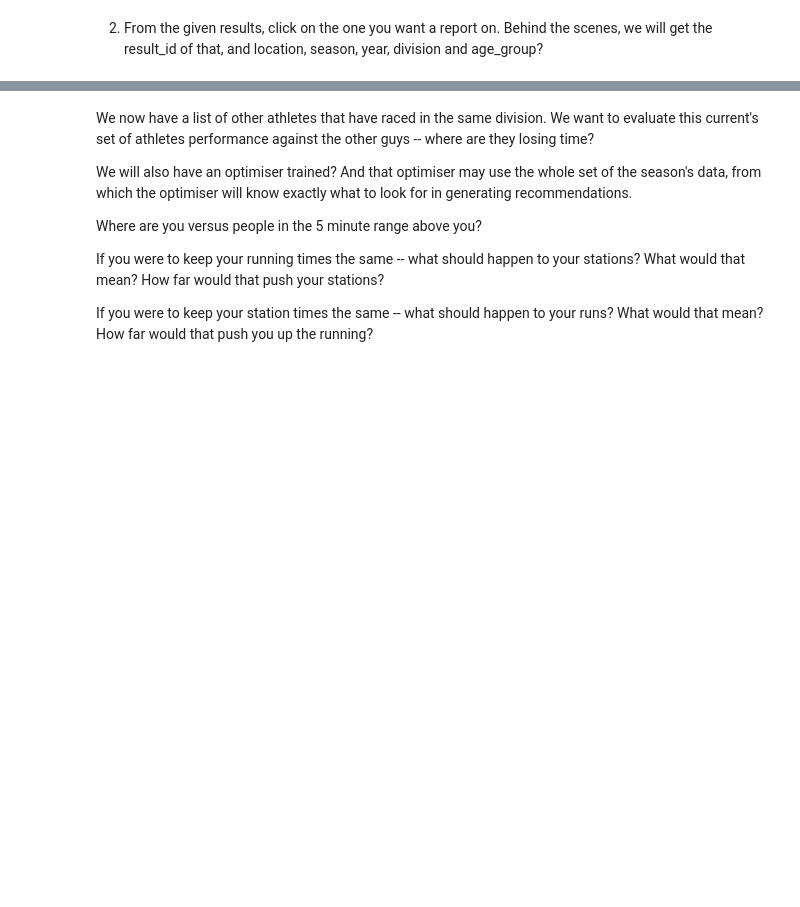
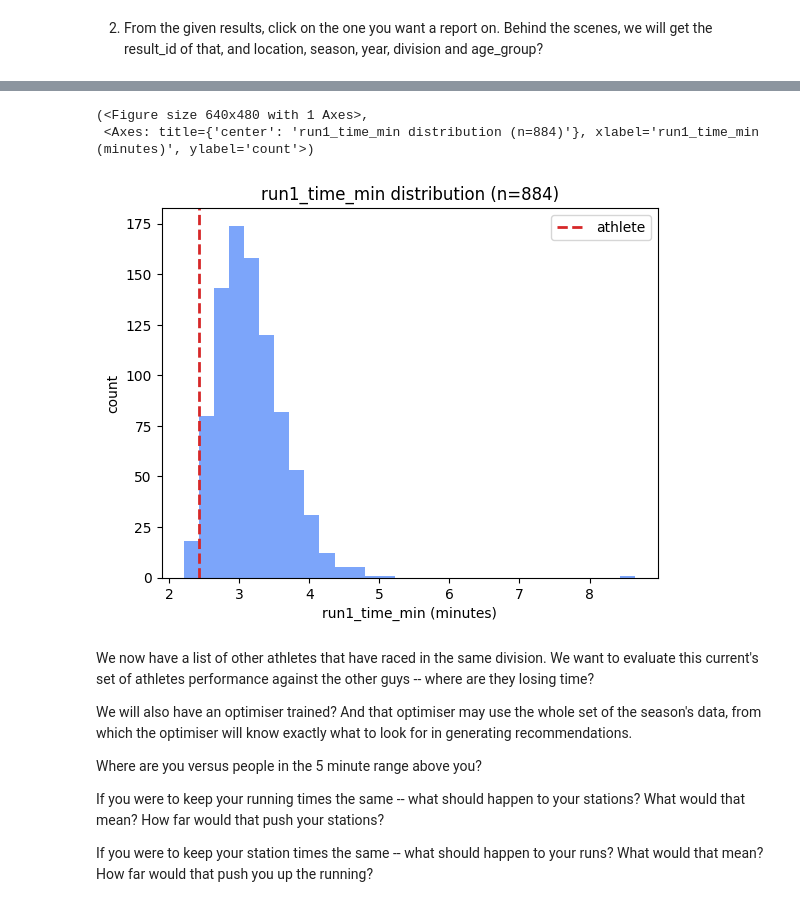
Before and after one commit to vmatei2/pyrox-client, a Jupyter notebook: test_notebook_url.ipynb, the cells around one changed output, grey strips where cells are left out. Saved outputs shown, nothing was run; the diff lists cells and outputs as text; code cells hidden in the pictures; blank space fills up the shorter version.

Commit message:
set up reporting vs cohort

```diff
--- a/test_notebook_url.ipynb
+++ b/test_notebook_url.ipynb
@@ -144,11 +144,8 @@ reports.search_athlete_races("Alexis Bernier", require_unique=False)
 2. From the given results, click on the one you want a report on.
     Behind the scenes, we will get the result_id of that, and location, season, year, division and age_group?
 # %%
-test = reports.race_report("81963ba3c3d053acbc9ffbaaf4d7ded9")
+athlete_id = "81963ba3c3d053acbc9ffbaaf4d7ded9"
+test = reports.race_report(athlete_id)
 print(test.keys())
-
-test['race']
-
-test['cohort']
 # %% [output]
 dict_keys(['race', 'cohort', 'splits', 'cohort_splits'])
@@ -168,3 +152,9 @@ dict_keys(['race', 'cohort', 'splits', 'cohort_splits'])
+# %%
+reports.plot_cohort_distribution(athlete_id, metric="run1_time_min")
+# %% [output]
+(<Figure size 640x480 with 1 Axes>,
+ <Axes: title={'center': 'run1_time_min distribution (n=884)'}, xlabel='run1_time_min (minutes)', ylabel='count'>)
+[figure, added]
 # %% [markdown]
 We now have a list of other athletes that have raced in the same division. We want to evaluate this current's set of athletes performance against the other guys -- where are they losing time?
 
```
Also changed, not shown: parts of 1 cell of this notebook, 2 other files.
